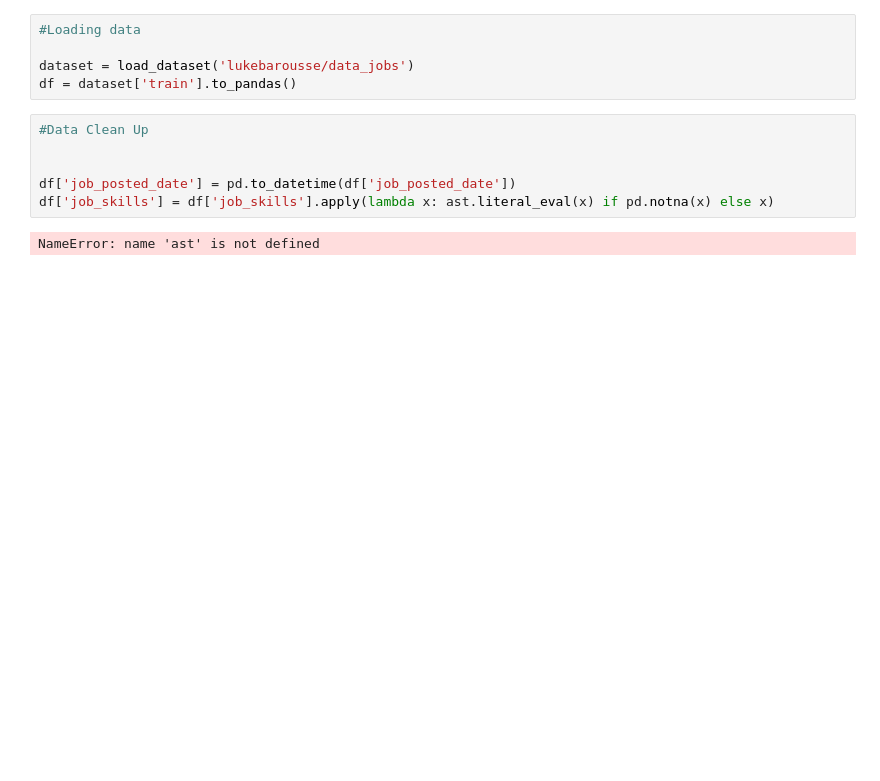
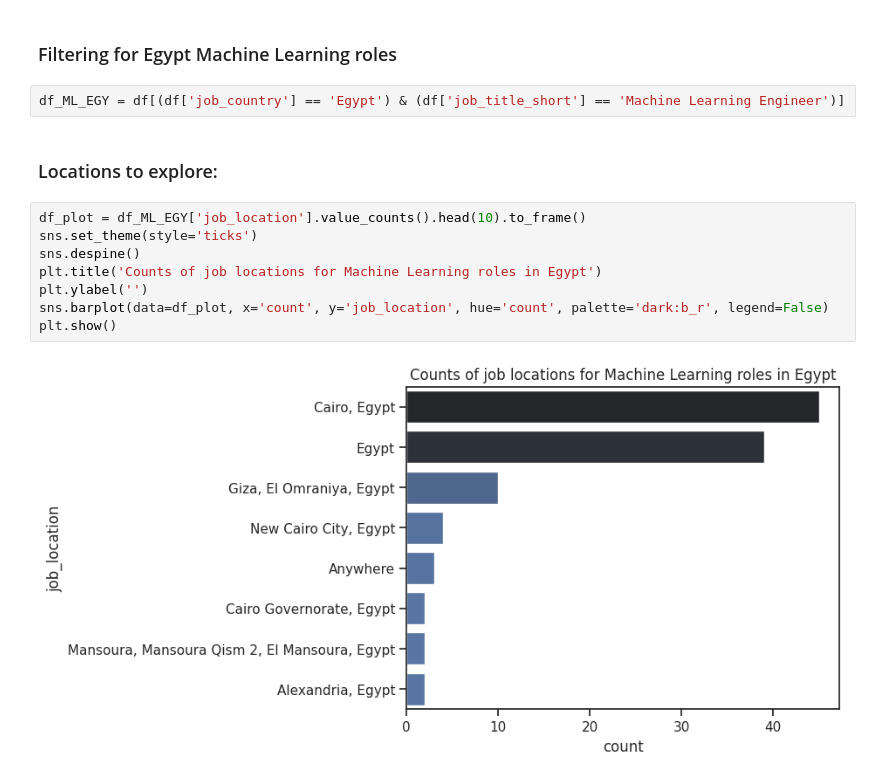
Before and after one commit to AhmedAI-0/Data-analysis-of-ML-Roles-in-Egypt, a Jupyter notebook: Project_/EDA_EGY.ipynb, the cells around one changed output. Cells and saved outputs as stored; diff of their text form; blank space fills up the shorter version.

```diff
--- a/Project_/EDA_EGY.ipynb
+++ b/Project_/EDA_EGY.ipynb
@@ -10,13 +21,16 @@ import ast
-# %%
-#Loading data
-
-dataset = load_dataset('lukebarousse/data_jobs')
-df = dataset['train'].to_pandas()
-# %%
-#Data Clean Up
-
-
-df['job_posted_date'] = pd.to_datetime(df['job_posted_date'])
-df['job_skills'] = df['job_skills'].apply(lambda x: ast.literal_eval(x) if pd.notna(x) else x)
-# %% [output]
-NameError: name 'ast' is not defined
+# %% [markdown]
+### Filtering for Egypt Machine Learning roles
+# %%
+df_ML_EGY = df[(df['job_country'] == 'Egypt') & (df['job_title_short'] == 'Machine Learning Engineer')]
+# %% [markdown]
+### Locations to explore:
+# %%
+df_plot = df_ML_EGY['job_location'].value_counts().head(10).to_frame()
+sns.set_theme(style='ticks')
+sns.despine()
+plt.title('Counts of job locations for Machine Learning roles in Egypt')
+plt.ylabel('')
+sns.barplot(data=df_plot, x='count', y='job_location', hue='count', palette='dark:b_r', legend=False)
+plt.show()
+# %% [output]
+[figure, added]
```
Also changed, not shown: parts of 4 cells of this notebook.
